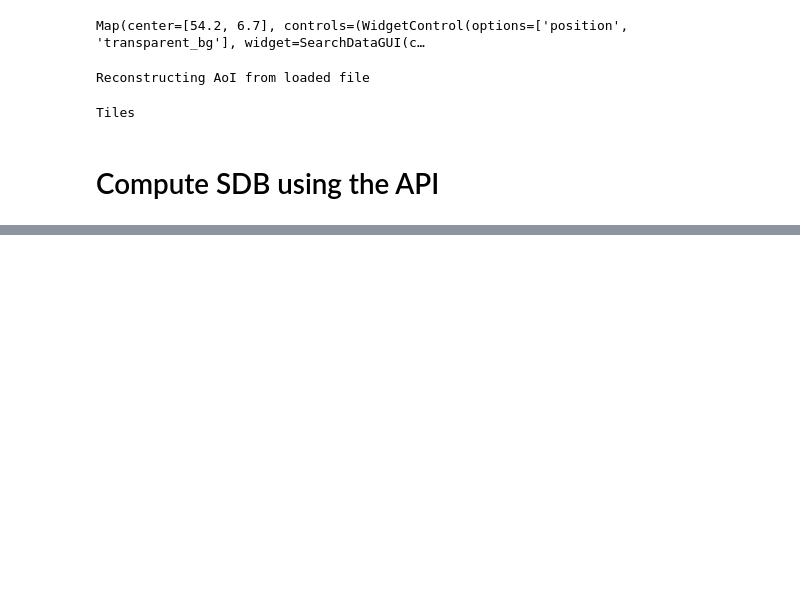
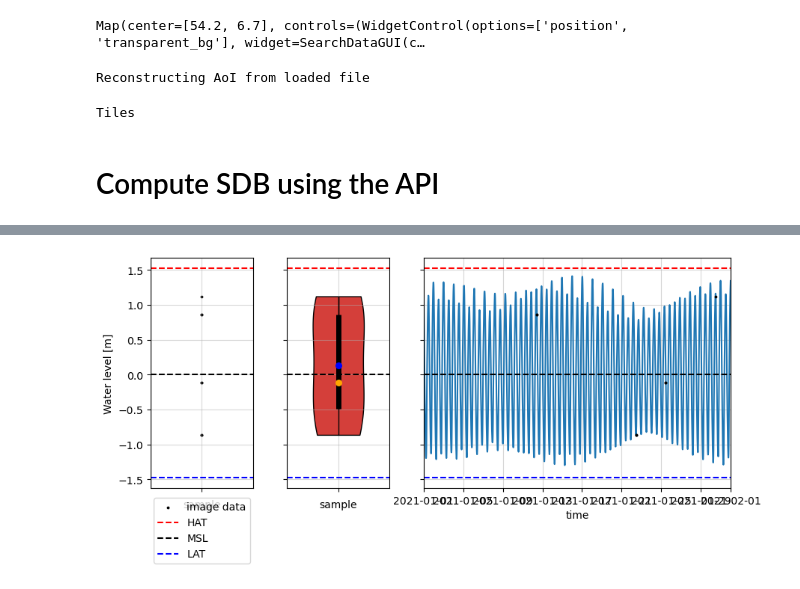
Before and after one commit to openearth/eo-bathymetry, a Jupyter notebook: notebooks/cmems-bathymetry/method_improvements.ipynb, the cells around one changed output, grey strips where cells are left out. Cells and saved outputs as stored; diff of their text form; code cells hidden in the pictures; blank space fills up the shorter version.

```diff
--- a/notebooks/cmems-bathymetry/method_improvements.ipynb
+++ b/notebooks/cmems-bathymetry/method_improvements.ipynb
@@ -93,20 +59,21 @@ main_fol = r"p:\11209821-cmems-global-sdb" # name of the main local folder
 bucket = "cmems-sdb" # name of the Google Cloud Storage bucket to store files in the cloud
 credential_file = r"p:\11209821-cmems-global-sdb\00_miscellaneous\KEYS\bathymetry-543b622ddce7.json" # Cloud Storage credential key
 output_fol = "Proxy" # name of the overall project
-project_name = "AOI_GER_WaddenSea" # name of the project AoI
+project_name = "AOI_GER_WaddenSea_adjusted" # name of the project AoI
 draw_AoI = 0 # toggle 1 to draw AoI, 0 to load
 
-# composite image toggles
-mode = "intertidal" # specify mode, either "intertidal" or "subtidal"
+# composite image toggles, decrease the composite interval (preferred) or AoI size if running into GEE memory issues
+mode = "intertidal_improved_100m" # specify mode, either "intertidal" or "subtidal"
 start_date = "2021-01-01" # start date of the composites
-stop_date = "2022-01-01" # end date of the composites
-compo_int = 12 # composite interval [months]
-compo_len = 12 # composite length [months]
+stop_date = "2021-02-01" # end date of the composites "2022-02-01"
+compo_int = 1 # composite interval [months]
+compo_len = 1 # composite length [months]
 scale = 100  # output resolution of the image [m]
+crs = "EPSG:4326" # output projection of the image
 
 # tiling options
-zoomed_list = [9, 10, 11] # list with zoom levels to be inspected
-sel_tile = 2 # idx of chosen tile level in zoomed_list (inspect the map to chose it accordingly), z9 too big for in memory computations
+zoomed_list = [9, 10, 11] # list with zoom levels to be inspected #12, 13
+sel_tile = 0 # idx of chosen tile level in zoomed_list (inspect the map to chose it accordingly), z9 too big for in memory computations
 # note, see https://www.openearth.nl/rws-bathymetry/2019.html; Z9 is optimal size..
 
 # load google credentials, if specified
@@ -909,0 +758,67 @@ Map(center=[53.696663843187544, 7.294921876971232], controls=(WidgetControl(opti
+# %%
+#%matplotlib qt
+%matplotlib inline
+
+# TODO: fix legend labels..
+
+# plot water level distribution & characteristics of the tile
+def adjacent_values(vals, q1, q3):
+    upper_adjacent_value = q3 + (q3 - q1) * 1.5
+    upper_adjacent_value = np.clip(upper_adjacent_value, q3, vals[-1])
+
+    lower_adjacent_value = q1 - (q3 - q1) * 1.5
+    lower_adjacent_value = np.clip(lower_adjacent_value, vals[0], q1)
+    return lower_adjacent_value, upper_adjacent_value
+
+fig, axs = plt.subplots(nrows=1, ncols=3, figsize=(10, 4), sharey=True, gridspec_kw={'width_ratios': [1, 1, 3]})
+
+# plot 1
+axs[0].scatter([1 for feature in range(len(GTSMwls))], [feature['gtsm_waterlevel'] for feature in GTSMwls], s=3, color = 'k', label="image data")
+axs[0].axhline(np.unique([feature['gebco_hat'] for feature in GTSMwls])[0], color="red", linestyle="--", label="HAT")
+axs[0].axhline(0, color="black", linestyle="--", label="MSL")
+axs[0].axhline(np.unique([feature['gebco_lat'] for feature in GTSMwls])[0], color="blue", linestyle="--", label="LAT")
+axs[0].grid(alpha=0.5)
+axs[0].legend(loc='lower center', bbox_to_anchor=(0.5, -0.35))
+axs[0].set_xticks([1], labels=[''])
+axs[0].set_xlabel('sample')
+axs[0].set_ylabel('Water level [m]')
+
+# plot 2
+parts = axs[1].violinplot([feature['gtsm_waterlevel'] for feature in GTSMwls], showmeans=False, showmedians=False, showextrema=False)
+for pc in parts['bodies']:
+    pc.set_facecolor('#D43F3A')
+    pc.set_edgecolor('black')
+    pc.set_alpha(1)
+
+quartile1, medians, quartile3 = np.percentile([feature['gtsm_waterlevel'] for feature in GTSMwls], [25, 50, 75])
+means = np.mean([feature['gtsm_waterlevel'] for feature in GTSMwls])
+whiskers = np.array([
+    adjacent_values(sorted_array, q1, q3)
+    for sorted_array, q1, q3 in zip([[feature['gtsm_waterlevel'] for feature in GTSMwls]], [quartile1], [quartile3])])
+whiskers_min, whiskers_max = whiskers[:, 0], whiskers[:, 1]
+
+inds = np.arange(1, len([medians]) + 1)
+axs[1].axhline(np.unique([feature['gebco_hat'] for feature in GTSMwls])[0], color="red", linestyle="--", label="HAT")
+axs[1].axhline(0, color="black", linestyle="--", label="MSL")
+axs[1].axhline(np.unique([feature['gebco_lat'] for feature in GTSMwls])[0], color="blue", linestyle="--", label="LAT")
+axs[1].scatter(inds, medians, marker='o', color='orange', s=30, zorder=3, label="median")
+axs[1].scatter(inds, means, marker='o', color='blue', s=30, zorder=3, label="mean")
+axs[1].vlines(inds, quartile1, quartile3, color='k', linestyle='-', lw=5)
+axs[1].vlines(inds, whiskers_min, whiskers_max, color='k', linestyle='-', lw=1)
+axs[1].boxplot([feature['gtsm_waterlevel'] for feature in GTSMwls], widths=0.1, showfliers=True, showbox=False, showcaps=False, medianprops=dict(linewidth=0)) # show flier if applicable
+axs[1].grid(alpha=0.5)
+axs[1].set_xticks([1], labels=[''])
+axs[1].set_xlabel('sample')
+
+axs[2].axhline(np.unique([feature['gebco_hat'] for feature in GTSMwls])[0], color="red", linestyle="--", label="HAT")
+axs[2].axhline(0, color="black", linestyle="--", label="MSL", zorder=15)
+axs[2].axhline(np.unique([feature['gebco_lat'] for feature in GTSMwls])[0], color="blue", linestyle="--", label="LAT")
+axs[2].plot(time_conv_sts, [feature['waterlevel'] for feature in GTSMsts], label="GTSM data")
+axs[2].scatter(time_conv_wls, [feature['gtsm_waterlevel'] for feature in GTSMwls], s=3, color = 'k', zorder=12, label="image data")
+axs[2].set_xlim(pd.to_datetime(start_date), pd.to_datetime(stop_date))
+axs[2].grid(alpha=0.5)
+axs[2].set_xlabel('time')
+
+plt.show()
+# %% [output]
+[figure, added]
```
Also changed, not shown: parts of 64 cells of this notebook, 2 other files.
